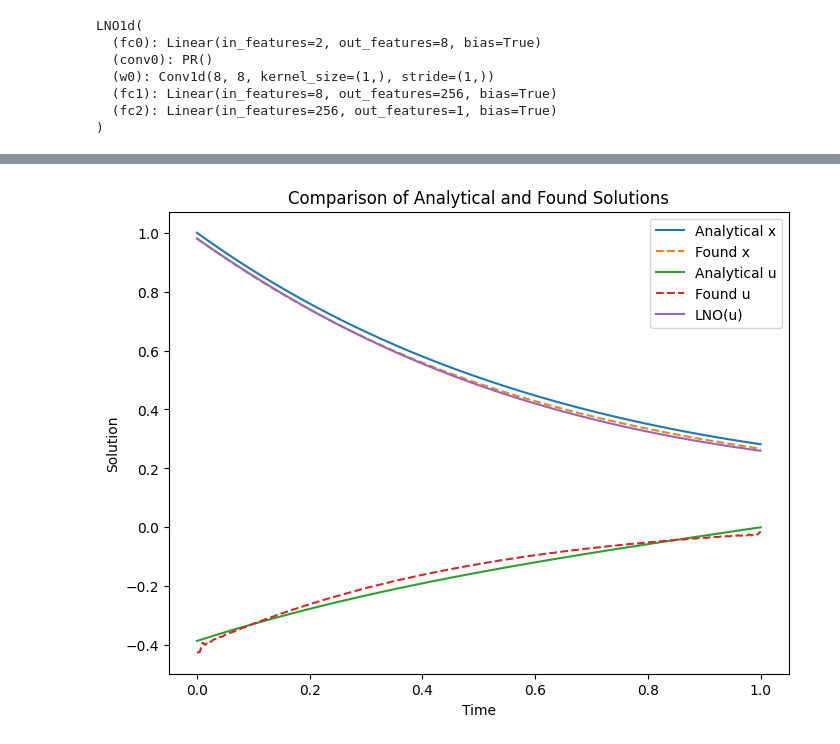
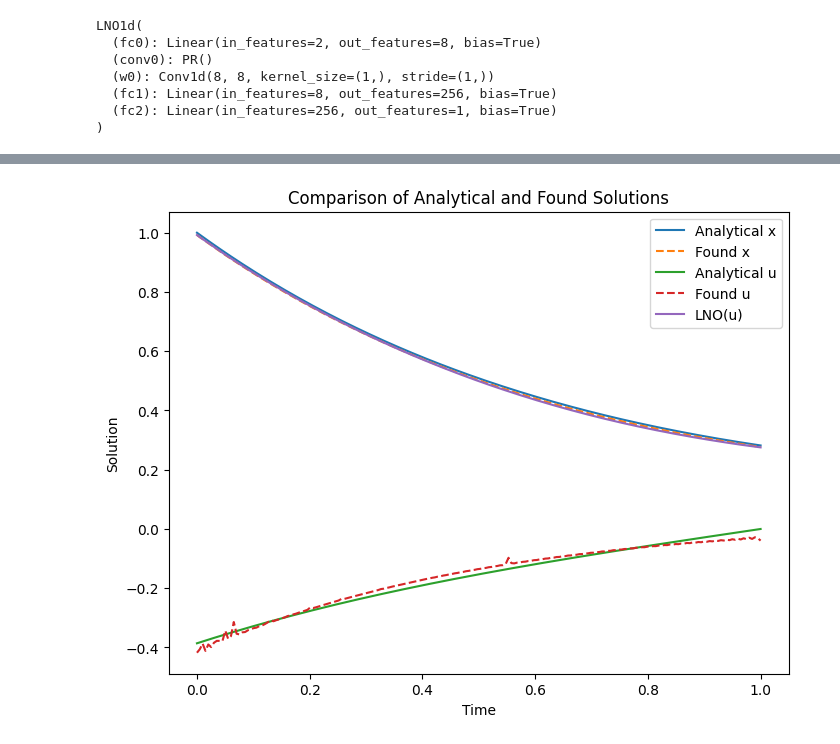
Before and after one commit to kankeinai/Thesis, a Jupyter notebook: playground_3.ipynb, the cells around one changed output, grey strips where cells are left out. Drawn from its saved outputs; the diff is of its cells as text; code cells hidden in the pictures.

```diff
--- a/playground_3.ipynb
+++ b/playground_3.ipynb
@@ -201,7 +220,7 @@ LNO1d(
   (fc2): Linear(in_features=256, out_features=1, bias=True)
 )
 # %%
-def objective_function(n, args):
+def objective_function(args):
 
     x = args['x']
     u = args['u']
@@ -214,18 +233,18 @@ def objective_function(n, args):
 
     physics_loss = torch.mean(residual ** 2)
 
-    initial_loss = torch.mean((x[:, 0] - torch.ones(n, device=device))**2)
+    initial_loss = torch.mean((x[:, 0] - torch.ones(10, device=device))**2)
     control_cost = torch.mean(torch.trapz((x**2 + u**2).squeeze(), t.squeeze()))
 
 
-    J = 5* control_cost + physics_loss + initial_loss
+    J = 2*control_cost + physics_loss + initial_loss
     return J
 
 
 # ------------------------
 # Gradient Descent Routine (Batched Version)
 # ------------------------
-def gradient_descent(n, alpha, m, num_epochs, model, objective_function):
+def gradient_descent(alpha, m, num_epochs, model, objective_function):
 
     u = (0.2 * torch.randn(1, m, device=device)).unsqueeze(-1)  # shape = (1, m, 1)
     t = torch.linspace(0, end_time, m, device= device).unsqueeze(1).T
@@ -240,39 +259,22 @@ def gradient_descent(n, alpha, m, num_epochs, model, objective_function):
         x = model(u)
 
         args = {'u': u, 't': t, 'x':x}
-        loss = objective_function(n, args)
+        loss = objective_function(args)
         loss.backward()
         optimizer.step()
 
 
         if (epoch+1) % 100 == 0:
-
             print(f'Epoch [{epoch+1}/{num_epochs}], Loss: {loss.item():.4f}, time: {datetime.now().time()}')
 
 
+
     return u, x, t
 # %%
-
-# ------------------------
-# Hyperparameters and Model Loading
-# ------------------------
-#device = torch.device("cuda" if torch.cuda.is_available() else "cpu")
-n = 1      # Batch size (number of random functions)
-m = 200       # Number of time points (sensors)
-num_epochs = 5000
+m = 200
+num_epochs = 1500
 alpha = 0.001
 
-# (Assume your FNO model class definition is available)
-# Instantiate and load your trained FNO model.
-#trained_model = FNO(input_net, fourier_layers_config, output_net,
-                    #, output_activations, fourier_activation)
-#trained_model.to(device)
-#trained_model.load_state_dict(torch.load('trained_models/fno/epochs_[29]_model_time_[20250317-233106]_loss_[0.0022].pth', map_location=device))
-#trained_model.eval()
-
-# ------------------------
-# Run Gradient Descent to Optimize u
-# ------------------------
-u_opt, x_opt, t = gradient_descent(n, alpha, m, num_epochs, model, objective_function)
+u_opt, x_opt, t = gradient_descent(alpha, m, num_epochs, trained_model, objective_function)
 print("Optimized control u(t):", u_opt)
 # %% [output]
@@ -348,22 +316,19 @@ plt.show()
 # %%
-# Prepare inputs for the FNO model.
-# u_opt is assumed to be the optimized control (1D tensor of shape (m,))
-# We create a time tensor of shape (1, m) and a control tensor of shape (1, m)
-
 x_found = x_opt.cpu().detach().numpy()# Flatten to shape (m,)
 u_found = u_opt.cpu().detach().numpy()  # Already shape (m,)
+u_tensor = torch.from_numpy(analytical_u_vals).float().unsqueeze(0).to(device)  # shape [1, 200]
 
 # Plot the results.
 plt.figure(figsize=(8, 6))
 plt.plot(t_plot, analytical_x_vals, label="Analytical x")
 plt.plot(t_plot, x_found.reshape(200), label="Found x", linestyle='--')
 plt.plot(t_plot, analytical_u_vals, label="Analytical u")
 plt.plot(t_plot, u_found.reshape(200), label="Found u", linestyle='--')
-plt.plot(t_plot, model(u_tensor.unsqueeze(-1)).reshape(200).cpu().detach().numpy(), label="LNO(u)")
+plt.plot(t_plot, trained_model(u_tensor.unsqueeze(-1)).reshape(200).cpu().detach().numpy(), label="LNO(u)")
 plt.xlabel("Time")
 plt.ylabel("Solution")
 plt.legend()
 plt.title("Comparison of Analytical and Found Solutions")
 plt.show()
 # %% [output]
-[figure, old version]
+[figure, new version]
```
Also changed, not shown: parts of 16 cells of this notebook, 20 other files.
